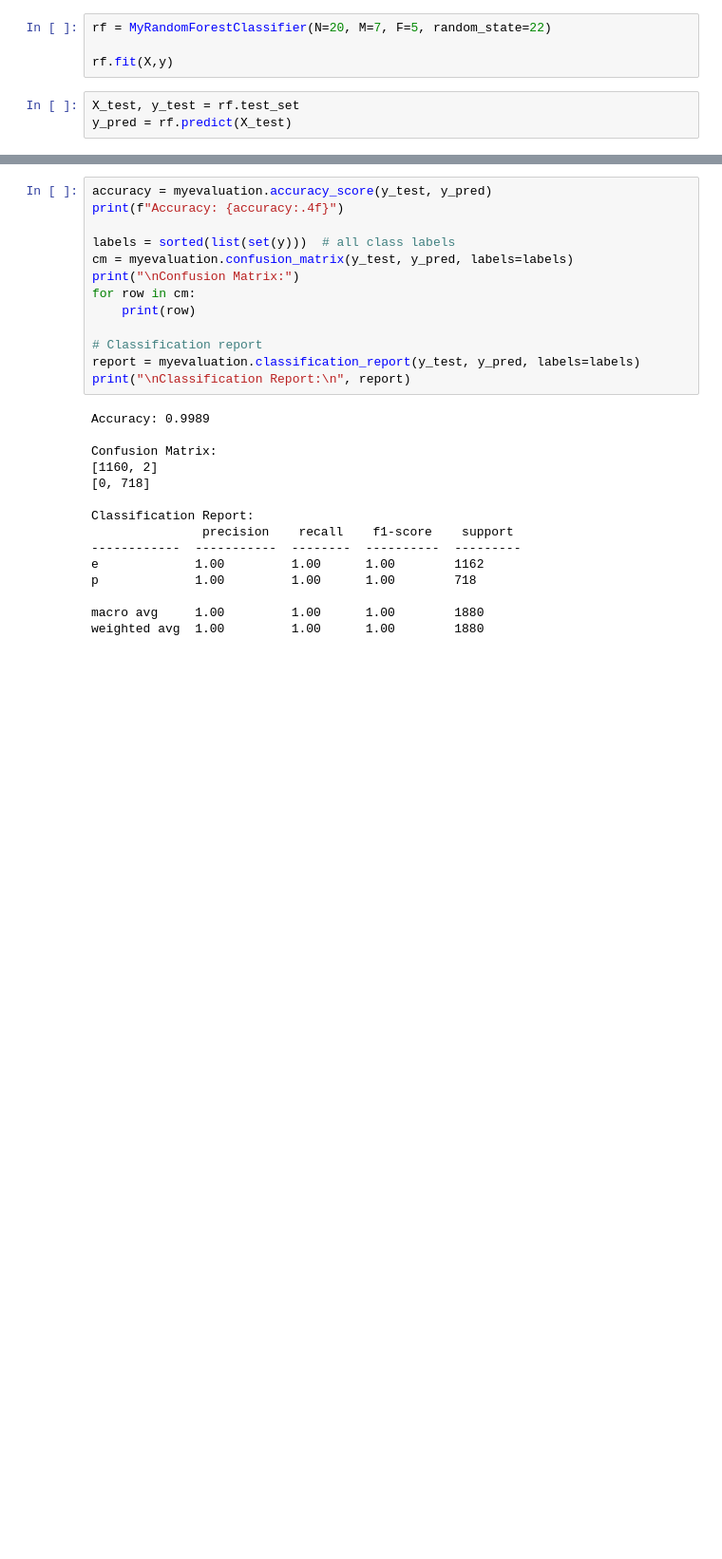
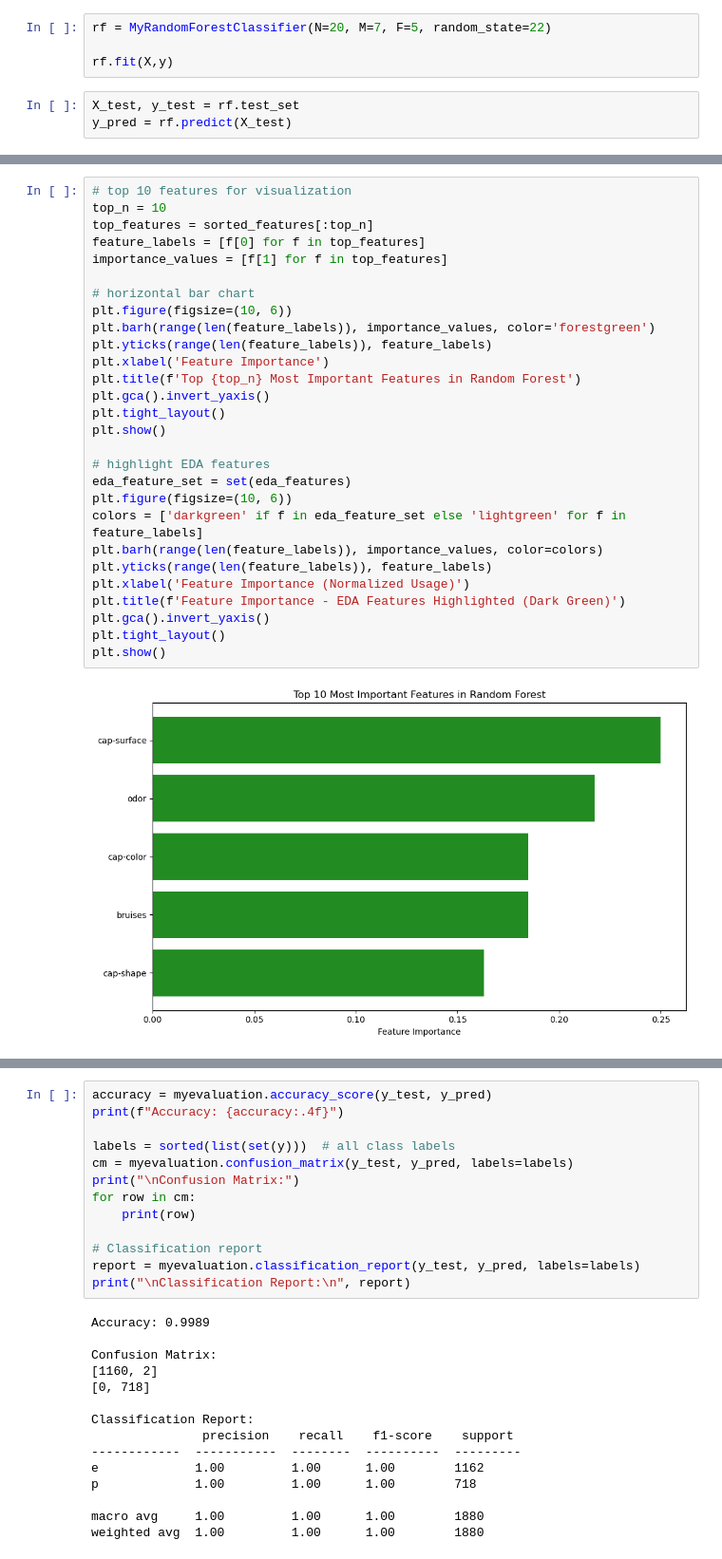
Before and after one commit to MayaStelzer/Data-Science-Project, a Jupyter notebook: MushroomClassification.ipynb, the cells around one changed output, grey strips where cells are left out. Shown at 95% size. Saved outputs shown, nothing was run; the diff lists cells and outputs as text; blank space fills up the shorter version.

Commit message:
added eda and random forest feature selection

```diff
--- a/MushroomClassification.ipynb
+++ b/MushroomClassification.ipynb
@@ -1169,0 +1380,30 @@ y_pred = rf.predict(X_test)
+# %%
+# top 10 features for visualization
+top_n = 10
+top_features = sorted_features[:top_n]
+feature_labels = [f[0] for f in top_features]
+importance_values = [f[1] for f in top_features]
+
+# horizontal bar chart
+plt.figure(figsize=(10, 6))
+plt.barh(range(len(feature_labels)), importance_values, color='forestgreen')
+plt.yticks(range(len(feature_labels)), feature_labels)
+plt.xlabel('Feature Importance')
+plt.title(f'Top {top_n} Most Important Features in Random Forest')
+plt.gca().invert_yaxis()
+plt.tight_layout()
+plt.show()
+
+# highlight EDA features
+eda_feature_set = set(eda_features)
+plt.figure(figsize=(10, 6))
+colors = ['darkgreen' if f in eda_feature_set else 'lightgreen' for f in feature_labels]
+plt.barh(range(len(feature_labels)), importance_values, color=colors)
+plt.yticks(range(len(feature_labels)), feature_labels)
+plt.xlabel('Feature Importance (Normalized Usage)')
+plt.title(f'Feature Importance - EDA Features Highlighted (Dark Green)')
+plt.gca().invert_yaxis()
+plt.tight_layout()
+plt.show()
+# %% [output]
+[figure, added]
```
Also changed, not shown: parts of 9 cells of this notebook.
